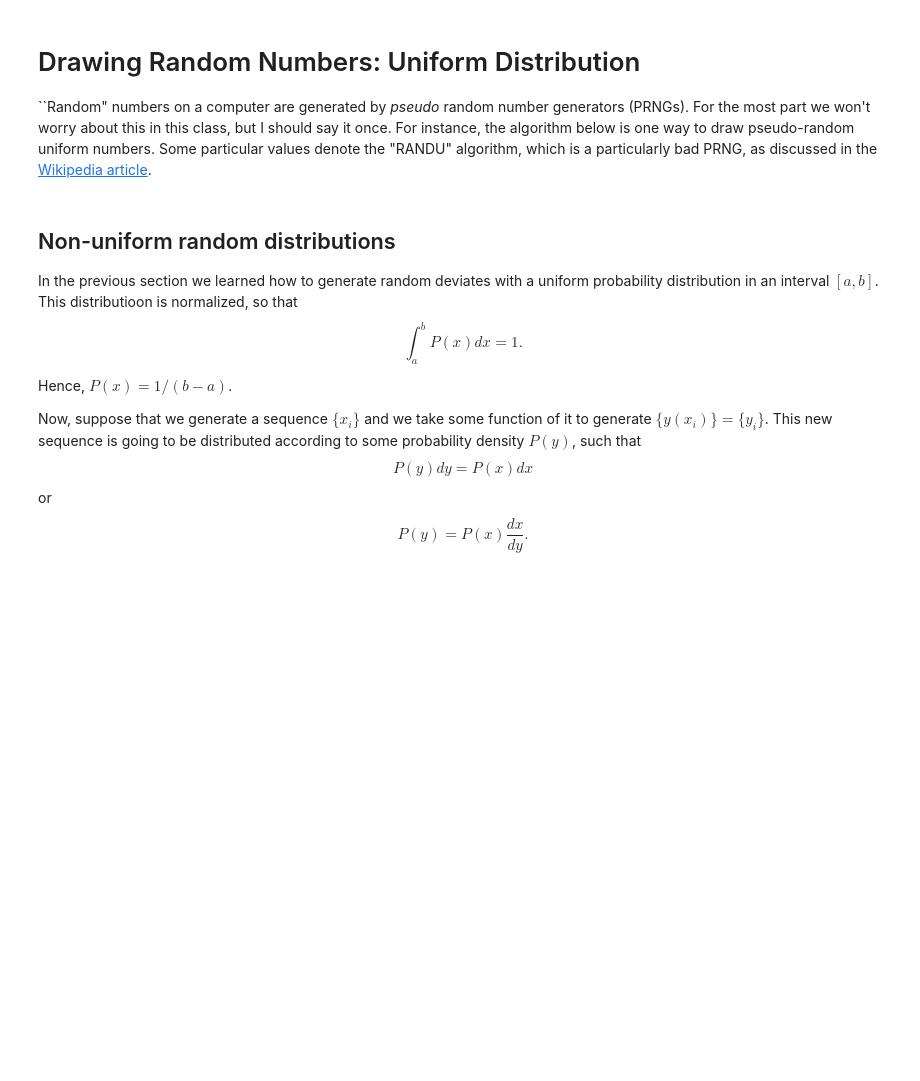
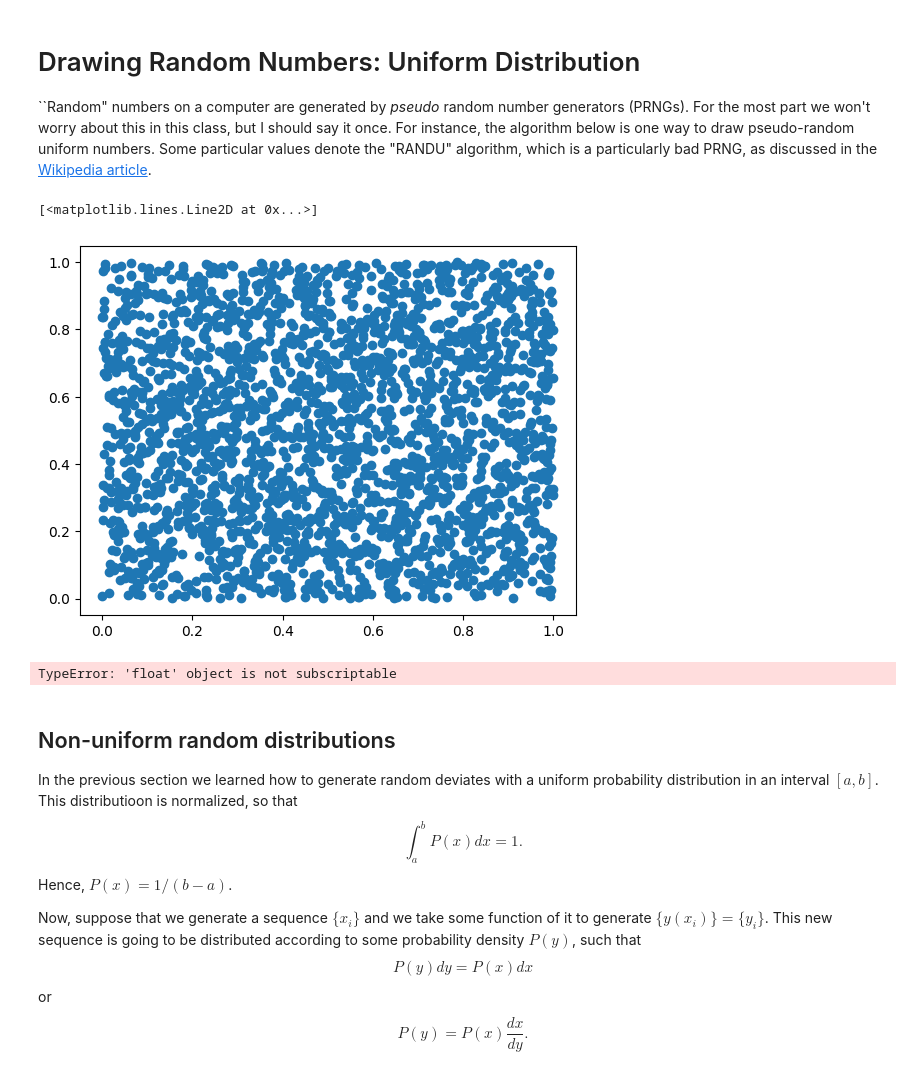
Before and after one commit to jimhalverson/COMP2023, a Jupyter notebook: notebooks/Computational Physics/09_Lecture__Statistics and Monte Carlo.ipynb, the cells around one changed output. Drawn from its saved outputs; the diff is of its cells as text; code cells hidden in the pictures; blank space fills up the shorter version.

```diff
--- a/notebooks/Computational Physics/09_Lecture__Statistics and Monte Carlo.ipynb
+++ b/notebooks/Computational Physics/09_Lecture__Statistics and Monte Carlo.ipynb
@@ -9,3 +12,37 @@ In this lecture we will review the basics of statistics and perform some Monte C
+# %%
+%matplotlib inline
+import numpy as np
+from matplotlib import pyplot
+
+N = 5000
+r = np.zeroes(N+1)
+bigint = 6537169170218971
+coef = 52361276312121
+# bigint = 10
+# coef = 3
+
+seed = 1
+r[0] = seed
+for i in range(1, N+1):
+    r[i] = (coef*r[i-1])%bigint
+
+r1 = np.zeros(N//2)
+r2 = np.zeros(N//2)
+for i in range(0, N, 2):
+    r1[i//2] = float(r[i])/float(bigint)
+    r2[i//2] = float(r[i+1])/float(bigint)
+
+pyplot.plot(r1,r2, marker='o', linestyle='None')
+# %% [output]
+[<matplotlib.lines.Line2D at 0x...>]
+[figure, added]
+# %%
+import random
+
+uniform_samples_in_r2 = random.uniform(100,100)
+uniform_samples_in_r2[0]
+# %% [output]
+TypeError: 'float' object is not subscriptable
 # %% [markdown]
 Non-uniform random distributions
 --------------------------------
```
Also changed, not shown: parts of 8 cells of this notebook.
